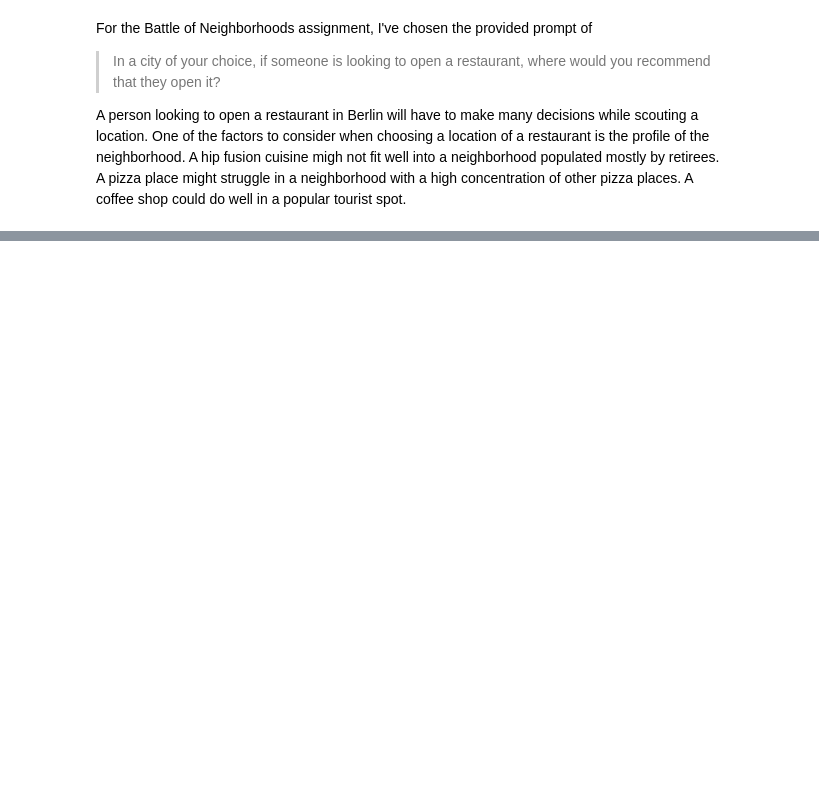
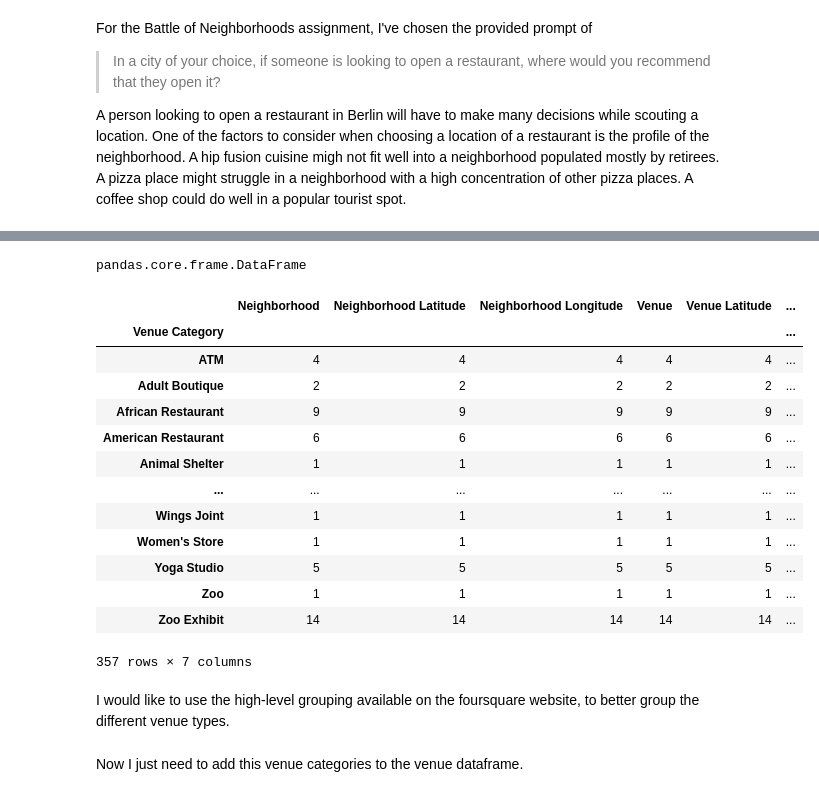
Before and after one commit to MartinaDur/Coursera_Capstone, a Jupyter notebook: Capstone Project - The Battle of Neighborhoods.ipynb, the cells around one changed output, grey strips where cells are left out. Drawn from its saved outputs; the diff is of its cells as text; code cells hidden in the pictures; blank space fills up the shorter version.

```diff
--- a/Capstone Project - The Battle of Neighborhoods.ipynb
+++ b/Capstone Project - The Battle of Neighborhoods.ipynb
@@ -51,0 +252,9 @@ Conclusion section where you conclude the report.
+# %%
+CLIENT_ID = 'HNNR54ZCRMOHC3QULBIPMD4SWAGN5M3WJO2WB4MFBUDFTDXC' # your Foursquare ID
+CLIENT_SECRET = '12WO2F0YHOOFHOMFRY0IDMRS55JZASV1X33K2DR1QOYGRTSG' # your Foursquare Secret
+VERSION = '20210101' # Foursquare API version
+LIMIT = 100 # A default Foursquare API limit value
+
+print('My credentails:')
+print('CLIENT_ID: ' + CLIENT_ID)
+print('CLIENT_SECRET:' + CLIENT_SECRET)
@@ -51,0 +265,13 @@ Conclusion section where you conclude the report.
+# %%
+url = 'https://api.foursquare.com/v2/venues/explore?&client_id={}&client_secret={}&v={}&ll={},{}&radius={}&limit={}'.format(
+            CLIENT_ID,
+            CLIENT_SECRET,
+            VERSION,
+            52.5323,
+            13.3846,
+            500,
+            LIMIT)
+
+# make the GET request
+results = requests.get(url).json()["response"]['groups'][0]['items']
+results
@@ -51,0 +338,28 @@ Conclusion section where you conclude the report.
+# %%
+venue = getNearbyVenues(names=Berlin['postal_code'],
+                                   latitudes=Berlin['latitude'],
+                                   longitudes=Berlin['longitude']
+                                  )
+# %%
+type(venue)
+# %% [output]
+pandas.core.frame.DataFrame
+# %%
+venue.groupby('Venue Category').count()
+# %% [output]
+|  | Neighborhood | Neighborhood Latitude | Neighborhood Longitude | Venue | Venue Latitude | ... |
+| Venue Category |  |  |  |  |  | ... |
+| ATM | 4 | 4 | 4 | 4 | 4 | ... |
+| Adult Boutique | 2 | 2 | 2 | 2 | 2 | ... |
+| African Restaurant | 9 | 9 | 9 | 9 | 9 | ... |
+| American Restaurant | 6 | 6 | 6 | 6 | 6 | ... |
+| Animal Shelter | 1 | 1 | 1 | 1 | 1 | ... |
+| ... | ... | ... | ... | ... | ... | ... |
+| Wings Joint | 1 | 1 | 1 | 1 | 1 | ... |
+| Women's Store | 1 | 1 | 1 | 1 | 1 | ... |
+| Yoga Studio | 5 | 5 | 5 | 5 | 5 | ... |
+| Zoo | 1 | 1 | 1 | 1 | 1 | ... |
+| Zoo Exhibit | 14 | 14 | 14 | 14 | 14 | ... |
+357 rows × 7 columns
+# %% [markdown]
+I would like to use the high-level grouping available on the foursquare website, to better group the different venue types.
@@ -51,0 +398,2 @@ Conclusion section where you conclude the report.
+# %% [markdown]
+Now I just need to add this venue categories to the venue dataframe.
```
Also changed, not shown: parts of 99 cells of this notebook.
